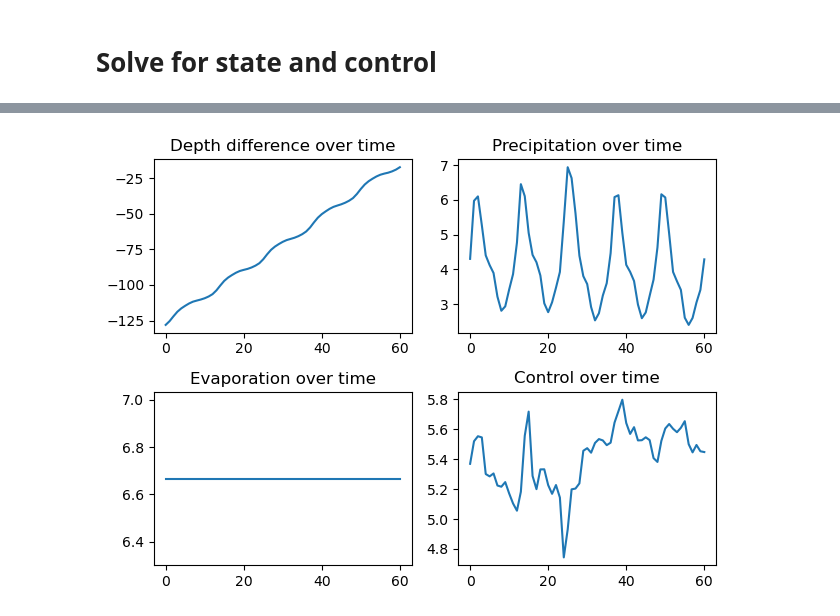
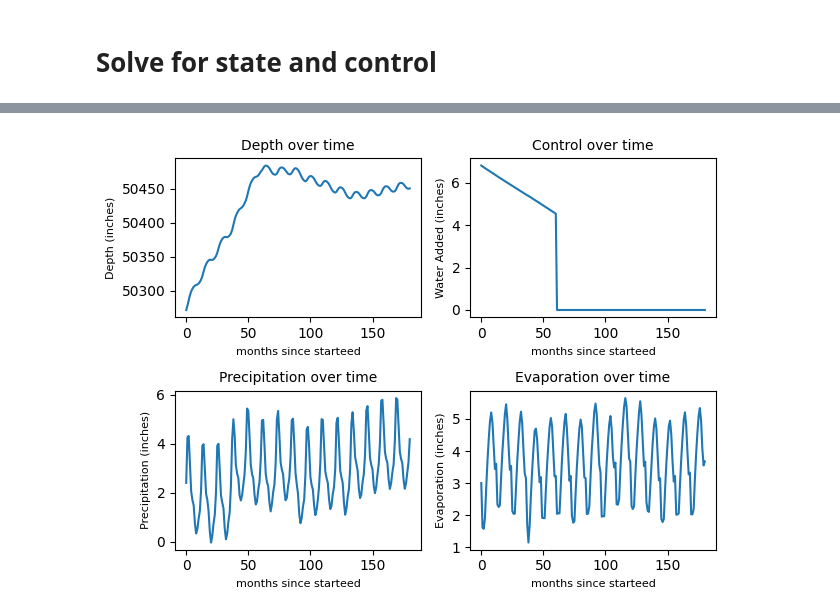
Before and after one commit to chloe-engler-hart/vol4_project, a Jupyter notebook: Scripts/LQR.ipynb, the cells around one changed output, grey strips where cells are left out. Cells and saved outputs as stored; diff of their text form; code cells hidden in the pictures.

Commit message:
Add files via upload
Official updated LQR code with the depth method (not depth difference)

```diff
--- a/Scripts/LQR.ipynb
+++ b/Scripts/LQR.ipynb
@@ -157,24 +276,33 @@ u = sl.find_control(t_vals)
 # %%
 # Plot depth
 plt.subplot(2,2,1)
+plt.ylabel('Depth (inches)', fontsize=8)
+plt.xlabel('months since starteed', fontsize=8)
 plt.plot(t_vals, x_vals[0])
-plt.title('Depth difference over time')
+plt.title('Depth over time', fontsize=10)
 
 # Plot precipitation
-plt.subplot(2,2,2)
+plt.subplot(2,2,3)
 plt.plot(t_vals, x_vals[1])
-plt.title('Precipitation over time')
+plt.ylabel('Precipitation (inches)', fontsize=8)
+plt.xlabel('months since starteed', fontsize=8)
+plt.title('Precipitation over time', fontsize=10)
 
 # Plot evaporation
-plt.subplot(2,2,3)
+plt.subplot(2,2,4)
 plt.plot(t_vals, x_vals[2])
-plt.title('Evaporation over time')
+plt.ylabel('Evaporation (inches)', fontsize=8)
+plt.xlabel('months since starteed', fontsize=8)
+plt.title('Evaporation over time', fontsize=10)
 
 # Plot control
-plt.subplot(2,2,4)
+plt.subplot(2,2,2)
 plt.plot(t_vals, u)
-plt.title('Control over time')
+plt.xlabel('months since starteed', fontsize=8)
+plt.ylabel('Water Added (inches)', fontsize=8)
+plt.title('Control over time', fontsize=10)
+plt.tight_layout()
 plt.tight_layout()
 plt.show()
 # %% [output]
-[figure, old version]
+[figure, new version]
```
Also changed, not shown: parts of 6 cells of this notebook.
